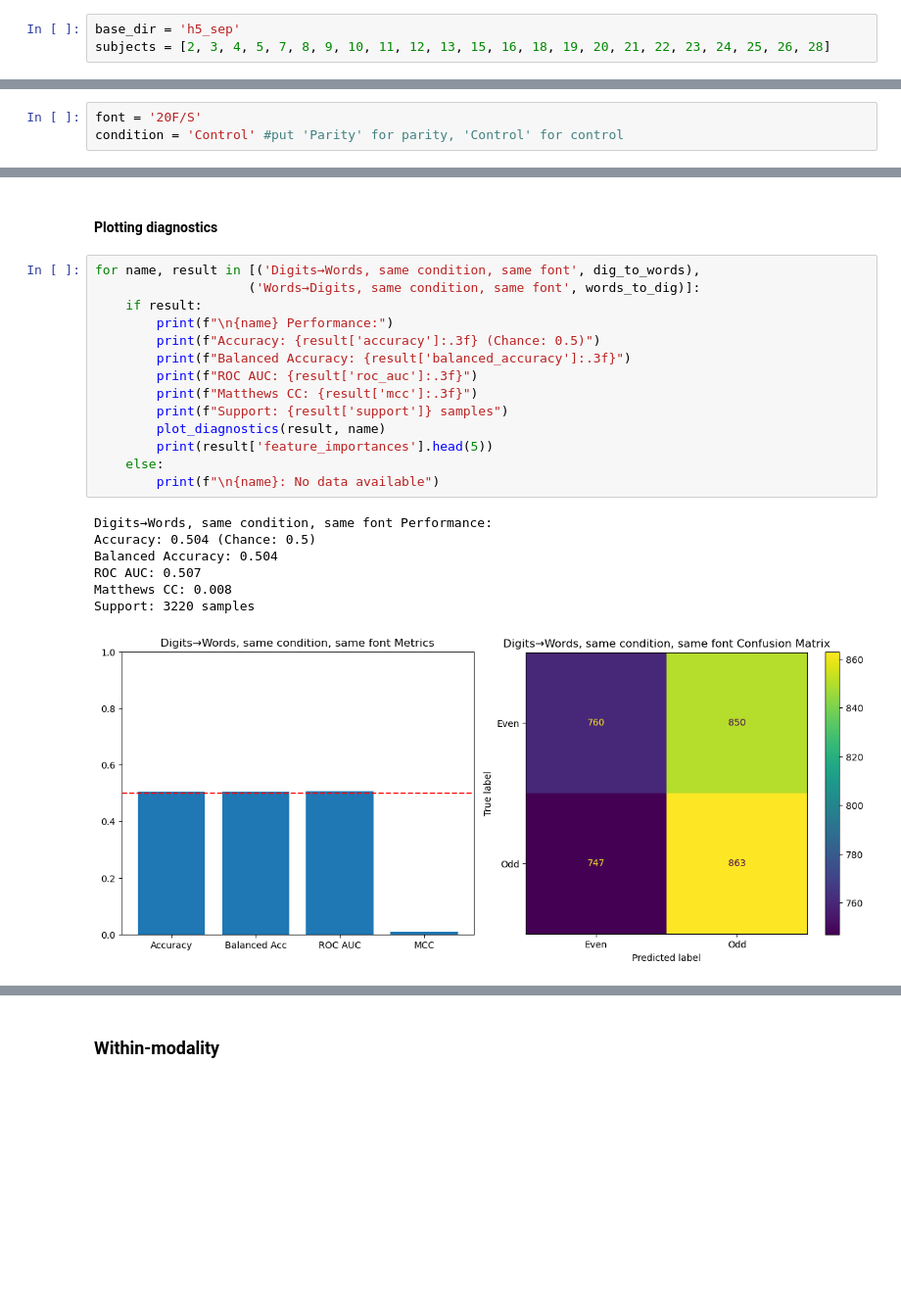
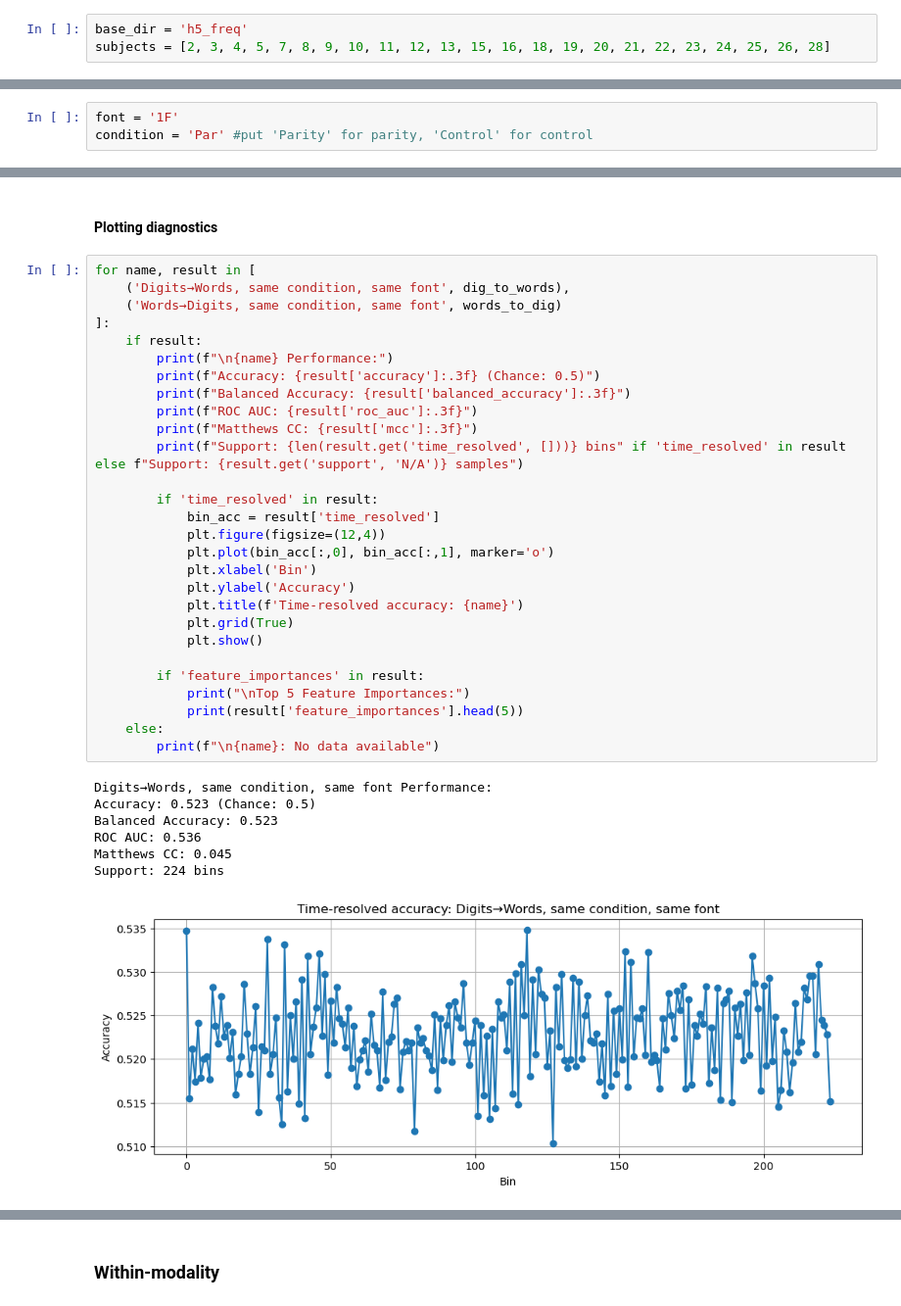
Before and after one commit to ptapal/DIGNUMWORDS, a Jupyter notebook: ML.ipynb, the cells around one changed output, grey strips where cells are left out. Shown at 98% size. Saved outputs shown, nothing was run; the diff lists cells and outputs as text; blank space fills up the shorter version.

Commit message:
(allegedly) fixed ML part excluding electrode importances

```diff
--- a/ML.ipynb
+++ b/ML.ipynb
@@ -22,13 +22,13 @@ import matplotlib.pyplot as plt
 from sklearn.calibration import calibration_curve
 from diagnostics import plot_diagnostics
 # %%
-base_dir = 'h5_sep'
+base_dir = 'h5_freq'
 subjects = [2, 3, 4, 5, 7, 8, 9, 10, 11, 12, 13, 15, 16, 18, 19, 20, 21, 22, 23, 24, 25, 26, 28]
 # %% [markdown]
 ## Baseline
 # %%
-font = '20F/S'
-condition = 'Control' #put 'Parity' for parity, 'Control' for control
+font = '1F'
+condition = 'Par' #put 'Parity' for parity, 'Control' for control
 # %% [markdown]
 ### Cross-modality
 # %% [markdown]
@@ -42,24 +46,38 @@ words_to_dig = evaluate_modality(base_dir, subjects, 'NumWo', font, condition, '
 # %% [markdown]
 #### Plotting diagnostics
 # %%
-for name, result in [('Digits→Words, same condition, same font', dig_to_words),
-                    ('Words→Digits, same condition, same font', words_to_dig)]:
+for name, result in [
+    ('Digits→Words, same condition, same font', dig_to_words),
+    ('Words→Digits, same condition, same font', words_to_dig)
+]:
     if result:
         print(f"\n{name} Performance:")
         print(f"Accuracy: {result['accuracy']:.3f} (Chance: 0.5)")
         print(f"Balanced Accuracy: {result['balanced_accuracy']:.3f}")
         print(f"ROC AUC: {result['roc_auc']:.3f}")
         print(f"Matthews CC: {result['mcc']:.3f}")
-        print(f"Support: {result['support']} samples")
-        plot_diagnostics(result, name)
-        print(result['feature_importances'].head(5))
+        print(f"Support: {len(result.get('time_resolved', []))} bins" if 'time_resolved' in result else f"Support: {result.get('support', 'N/A')} samples")
+
+        if 'time_resolved' in result:
+            bin_acc = result['time_resolved']
+            plt.figure(figsize=(12,4))
+            plt.plot(bin_acc[:,0], bin_acc[:,1], marker='o')
+            plt.xlabel('Bin')
+            plt.ylabel('Accuracy')
+            plt.title(f'Time-resolved accuracy: {name}')
+            plt.grid(True)
+            plt.show()
+
+        if 'feature_importances' in result:
+            print("\nTop 5 Feature Importances:")
+            print(result['feature_importances'].head(5))
     else:
         print(f"\n{name}: No data available")
 # %% [output]
 Digits→Words, same condition, same font Performance:
-Accuracy: 0.504 (Chance: 0.5)
-Balanced Accuracy: 0.504
-ROC AUC: 0.507
-Matthews CC: 0.008
-Support: 3220 samples
+Accuracy: 0.523 (Chance: 0.5)
+Balanced Accuracy: 0.523
+ROC AUC: 0.536
+Matthews CC: 0.045
+Support: 224 bins
-[figure, old version]
+[figure, new version]
```
Also changed, not shown: parts of 16 cells of this notebook, 4 other files.
